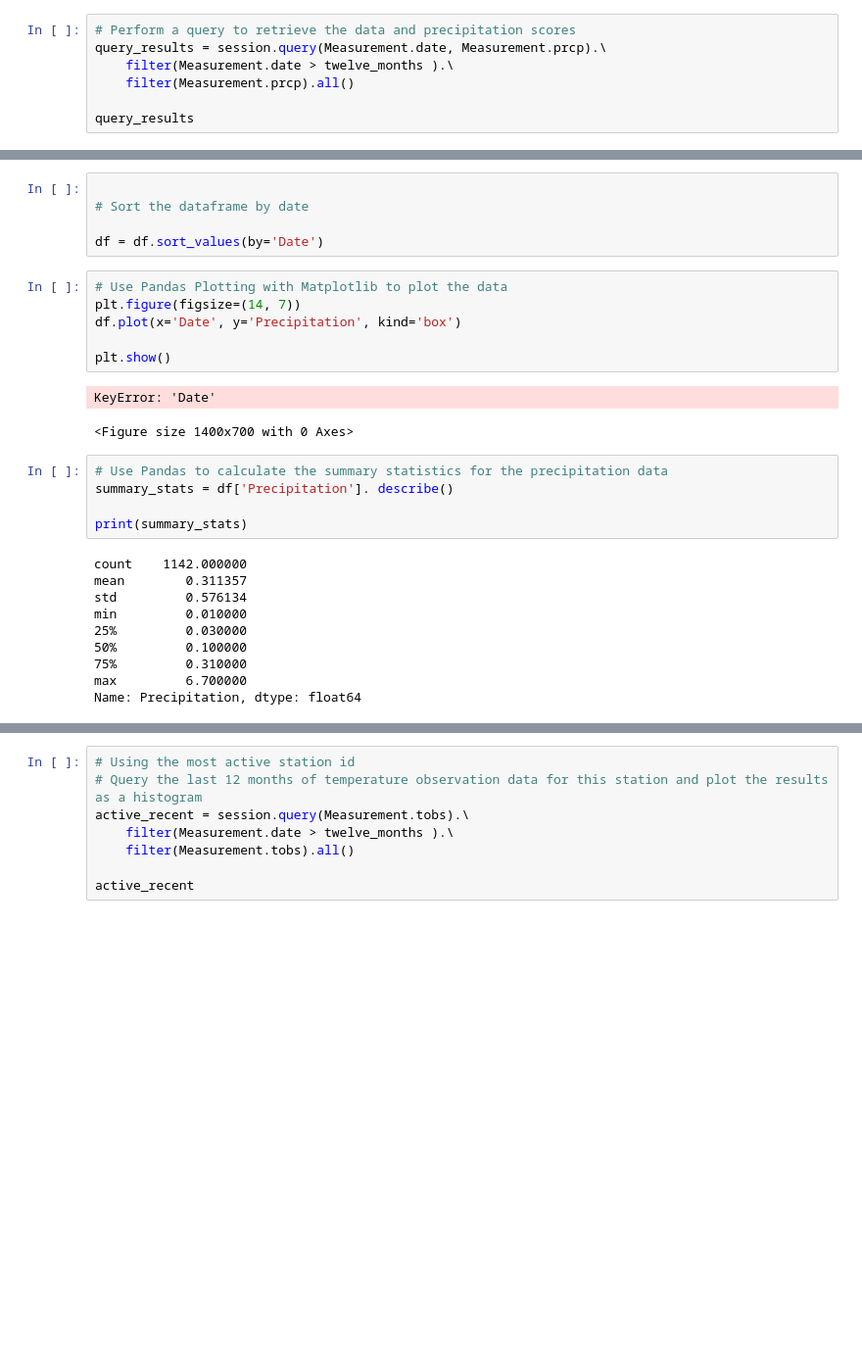
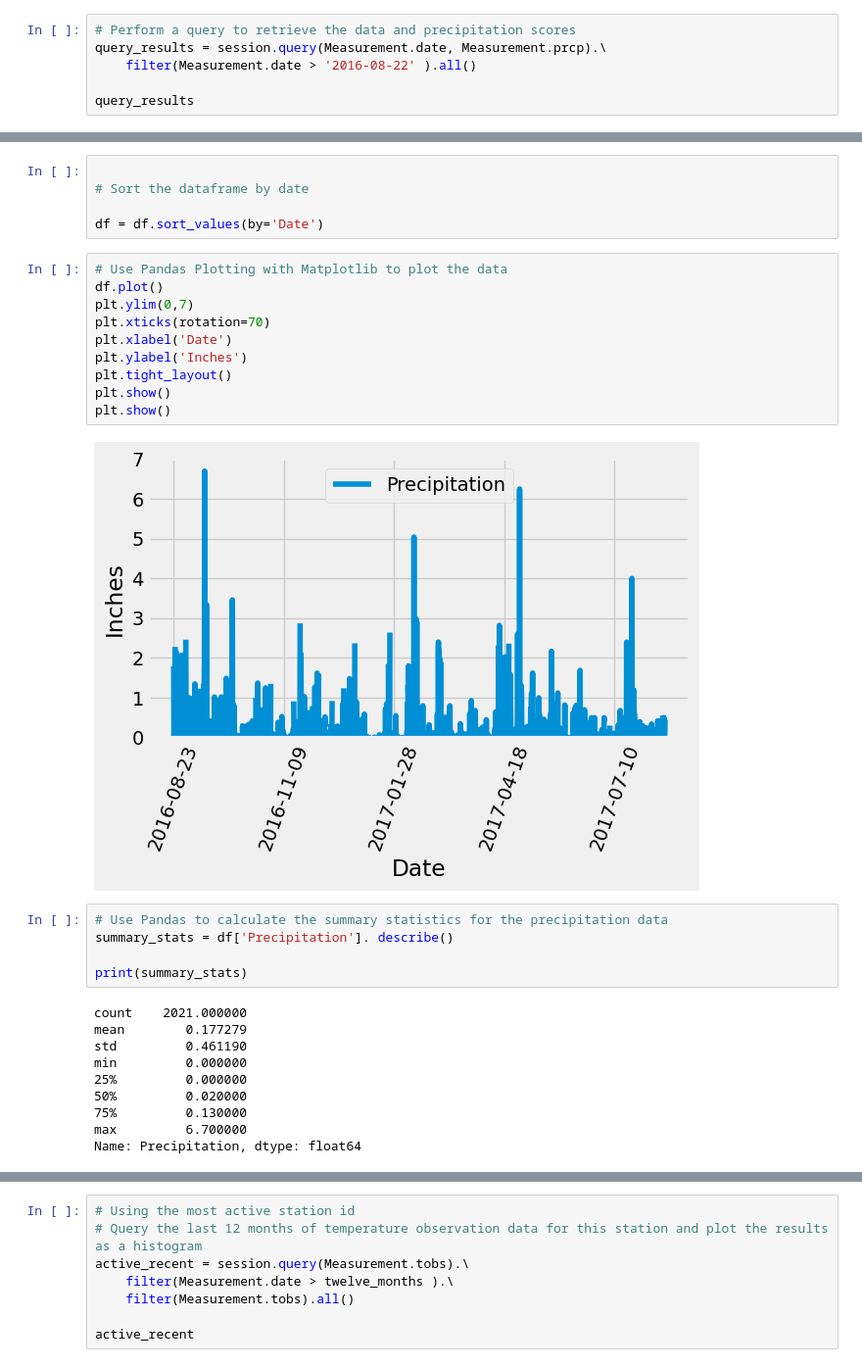
Before and after one commit to denisem77/sqlalchemy-challenge, a Jupyter notebook: SurfsUp/Climate.ipynb, the cells around one changed output, grey strips where cells are left out. Shown at 98% size. Saved outputs shown, nothing was run; the diff lists cells and outputs as text; blank space fills up the shorter version.

```diff
--- a/SurfsUp/Climate.ipynb
+++ b/SurfsUp/Climate.ipynb
@@ -85,8 +85,7 @@ datetime.date(2016, 8, 23)
 # %%
 # Perform a query to retrieve the data and precipitation scores
 query_results = session.query(Measurement.date, Measurement.prcp).\
-    filter(Measurement.date > twelve_months ).\
-    filter(Measurement.prcp).all()
+    filter(Measurement.date > '2016-08-22' ).all()
 
 query_results
 # %% [output]
@@ -139,26 +138,29 @@ Date
 df = df.sort_values(by='Date')
 # %%
 # Use Pandas Plotting with Matplotlib to plot the data
-plt.figure(figsize=(14, 7))
-df.plot(x='Date', y='Precipitation', kind='box')
-
+df.plot()
+plt.ylim(0,7)
+plt.xticks(rotation=70)
+plt.xlabel('Date')
+plt.ylabel('Inches')
+plt.tight_layout()
 plt.show()
+plt.show()
 # %% [output]
-KeyError: 'Date'
-<Figure size 1400x700 with 0 Axes>
+[figure, added]
 # %%
 # Use Pandas to calculate the summary statistics for the precipitation data
 summary_stats = df['Precipitation']. describe()
 
 print(summary_stats)
 # %% [output]
-count    1142.000000
-mean        0.311357
-std         0.576134
-min         0.010000
-25%         0.030000
-50%         0.100000
-75%         0.310000
+count    2021.000000
+mean        0.177279
+std         0.461190
+min         0.000000
+25%         0.000000
+50%         0.020000
+75%         0.130000
 max         6.700000
 Name: Precipitation, dtype: float64
 # %%
```
Also changed, not shown: parts of 7 cells of this notebook.
